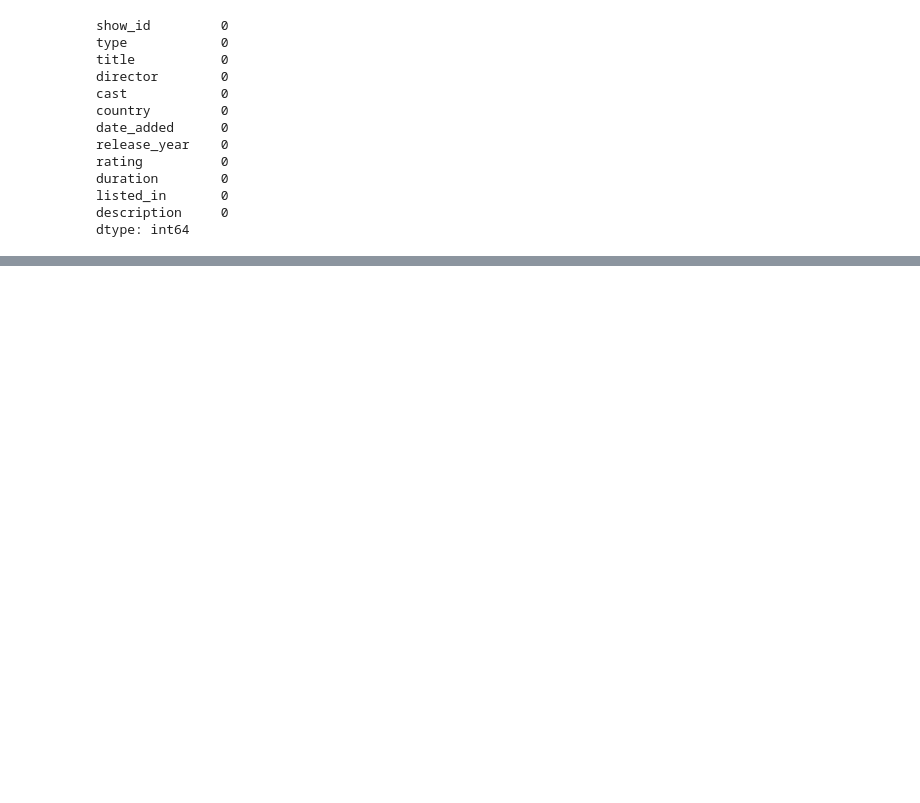
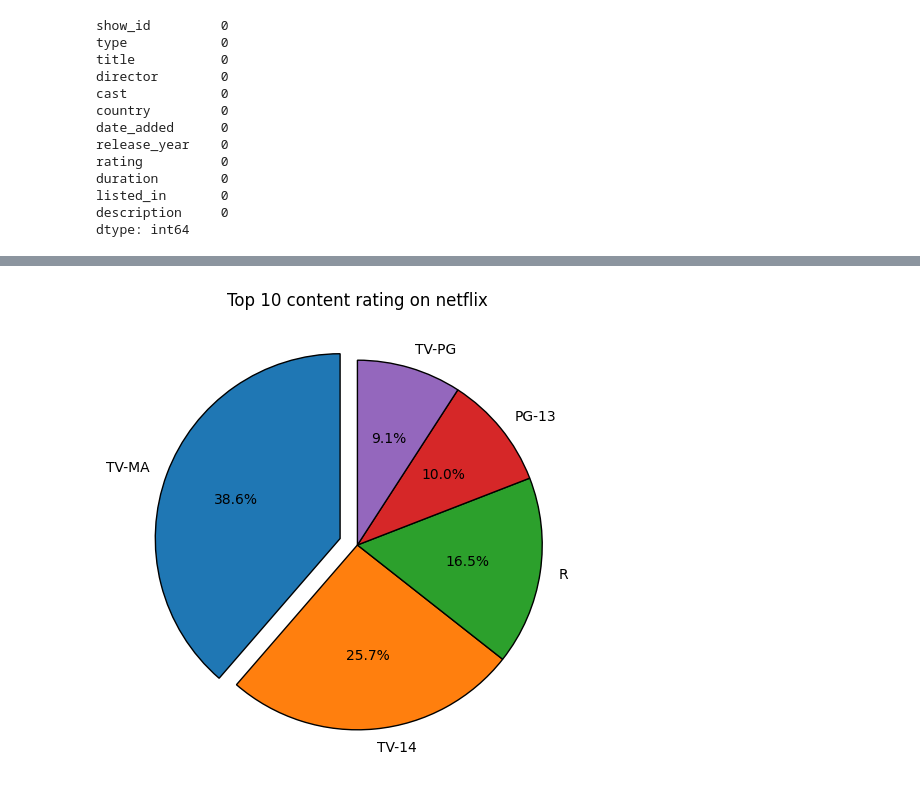
Before and after one commit to sky-shiva/Netflix_DataViz_Matplotlib, a Jupyter notebook: demo.ipynb, the cells around one changed output, grey strips where cells are left out. Saved outputs shown, nothing was run; the diff lists cells and outputs as text; code cells hidden in the pictures; blank space fills up the shorter version.

```diff
--- a/demo.ipynb
+++ b/demo.ipynb
@@ -86,0 +142,3 @@ df.shape
+# %%
+top_10_rating_counts=df['rating'].value_counts().head()
+top_10_rating_counts
@@ -86,0 +153,7 @@ df.shape
+# %%
+plt.figure(figsize=(8,6))
+plt.pie(top_10_rating_counts.values,labels=top_10_rating_counts.index,autopct='%1.1f%%',startangle=90,explode=(0.1,0,0,0,0),wedgeprops={'edgecolor':'black'})
+plt.title('Top 10 content rating on netflix')
+plt.savefig('top_10_content_rating.png')
+# %% [output]
+[figure, added]
```
Also changed, not shown: parts of 11 cells of this notebook, 6 other files.
